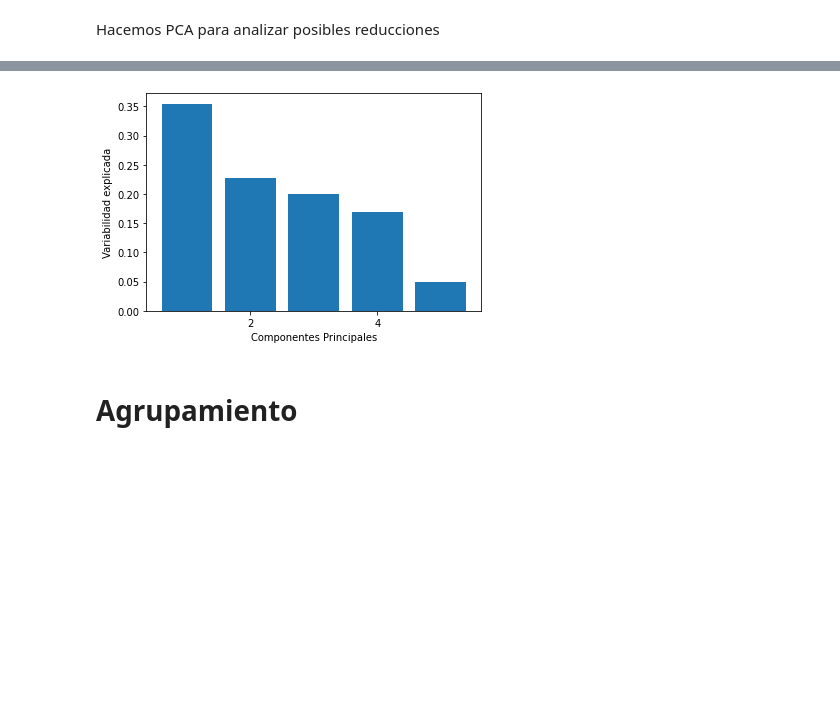
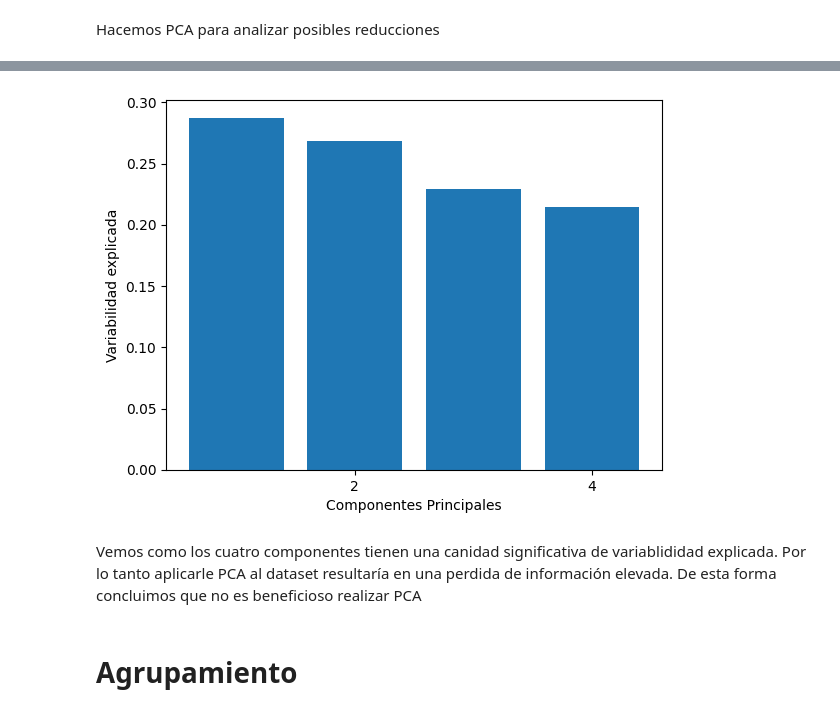
Before and after one commit to Fanusaez/7506R-2C2022-GRUPO13, a Jupyter notebook: 7506R_TP1_GRUPO13_ENTREGA.ipynb, the cells around one changed output, grey strips where cells are left out. Saved outputs shown, nothing was run; the diff lists cells and outputs as text; code cells hidden in the pictures; blank space fills up the shorter version.

```diff
--- a/7506R_TP1_GRUPO13_ENTREGA.ipynb
+++ b/7506R_TP1_GRUPO13_ENTREGA.ipynb
@@ -830,0 +879,6 @@ ds_prop_reducido.corr()
+# %%
+variables_eliminadas = ["place_l2", "property_currency", "operation"]
+ds_prop_reducido = ds_prop_reducido.drop(variables_eliminadas, axis='columns', inplace=False)
+
+#Estado del dataset reducido
+ds_prop_reducido.head()
@@ -831,19 +892,22 @@ ds_prop_reducido.corr()
 # %% [markdown]
 Analizamos la importancia de los atributos
 # %%
-ds_prop_reducido = ds_prop_reducido.dropna()
-
 #One Hot Encoding para variables categoricas
-variables_reemplazadas = ["place_l2", "place_l3", "operation"]
-ds_prop_reducido = pd.get_dummies(ds_prop_reducido, columns=variables_reemplazadas, drop_first=True)
+variables_reemplazadas = ["property_type", "place_l3"]
+ds_prop_arbol = pd.get_dummies(ds_prop_reducido, columns=variables_reemplazadas, drop_first=True)
 
 #Creo dataset con los features que se van a usar para clasificar
-variables_eliminadas = ['property_price', 'property_title', "property_type", "property_currency", "created_on", "start_date", "end_date"]
-ds_prop_filtrado_x = ds_prop_reducido.drop(variables_eliminadas, axis='columns', inplace=False)
+variables_eliminadas = ['property_price']
+ds_prop_filtrado_x = ds_prop_arbol.drop(variables_eliminadas, axis='columns', inplace=False)
+
+#scaler = MinMaxScaler()
+ds_prop_filtrado_x["property_surface_total"] = scaler.fit_transform(ds_prop_filtrado_x["property_surface_total"].to_frame())
+ds_prop_filtrado_x["longitud"] = scaler.fit_transform(ds_prop_filtrado_x["longitud"].to_frame())
+ds_prop_filtrado_x["latitud"] = scaler.fit_transform(ds_prop_filtrado_x["latitud"].to_frame())
 
 #Creo dataset con la variable target
-ds_prop_filtrado_y = ds_prop_reducido['property_price'].copy()
 
+ds_prop_filtrado_y = ds_prop_arbol['property_price'].copy()
 
 x_train, x_test, y_train, y_test = train_test_split(ds_prop_filtrado_x,
                                                     ds_prop_filtrado_y,
@@ -915,0 +962,6 @@ Length: 85, dtype: float64
+# %%
+variables_eliminadas = ["place_l3", "property_type"]
+ds_prop_reducido = ds_prop_reducido.drop(variables_eliminadas, axis='columns', inplace=False)
+
+#Estado del dataset reducido
+ds_prop_reducido.head()
@@ -916,18 +975,18 @@ Length: 85, dtype: float64
 # %% [markdown]
 Hacemos PCA para analizar posibles reducciones
 # %%
-ds_prop_reducido_pca = ds_prop_reducido.dropna()
+ds_prop_reducido_pca = ds_prop_reducido.copy()
 
-columnas_elegidas = ["latitud", "longitud", "property_rooms", "property_surface_total", "property_surface_covered"]
+columnas_elegidas = ["latitud", "longitud", "property_rooms", "property_surface_total"]
 
 x = ds_prop_reducido_pca.loc[:, columnas_elegidas].values
 x = StandardScaler().fit_transform(x)
 
-pca = PCA(n_components=5)
+pca = PCA(n_components=4)
 x_transformada = pca.fit_transform(x)
 
 pca_df_aux = pd.DataFrame(data = x_transformada
-             , columns = ['cp_1', 'cp_2','cp_3','cp_4', 'cp_5'])
+             , columns = ['cp_1', 'cp_2','cp_3','cp_4'])
 
 
 print("Variabilidad explicada por cada componente:"  + str(pca.explained_variance_ratio_))
@@ -950,15 +1007,17 @@ plt.show()
 # %%
 list_x = list(range(1, len(variabilidad_explicada)+1))
 
 # Grafico varianza explicada y cantidad de componentes principales
 
-plt.locator_params('x', nbins = 5)
+plt.locator_params('x', nbins = 4)
 plt.bar(list_x, variabilidad_explicada)
 plt.xlabel(r'Componentes Principales')
 plt.ylabel('Variabilidad explicada')
 plt.show()
 # %% [output]
-[figure, old version]
+[figure, new version]
+# %% [markdown]
+Vemos como los cuatro componentes tienen una canidad significativa de variablididad explicada. Por lo tanto aplicarle PCA al dataset resultaría en una perdida de información elevada. De esta forma concluimos que no es beneficioso realizar PCA
 # %% [markdown]
 # Agrupamiento
 # %% [markdown]
```
Also changed, not shown: parts of 52 cells of this notebook.
